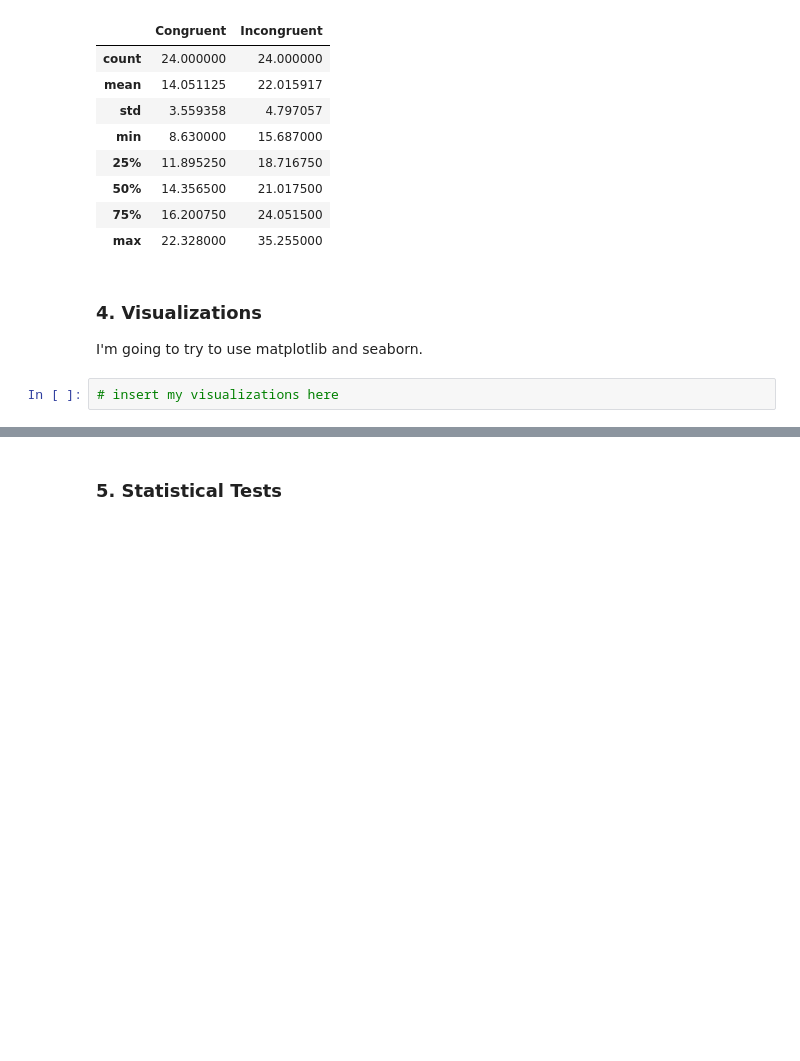
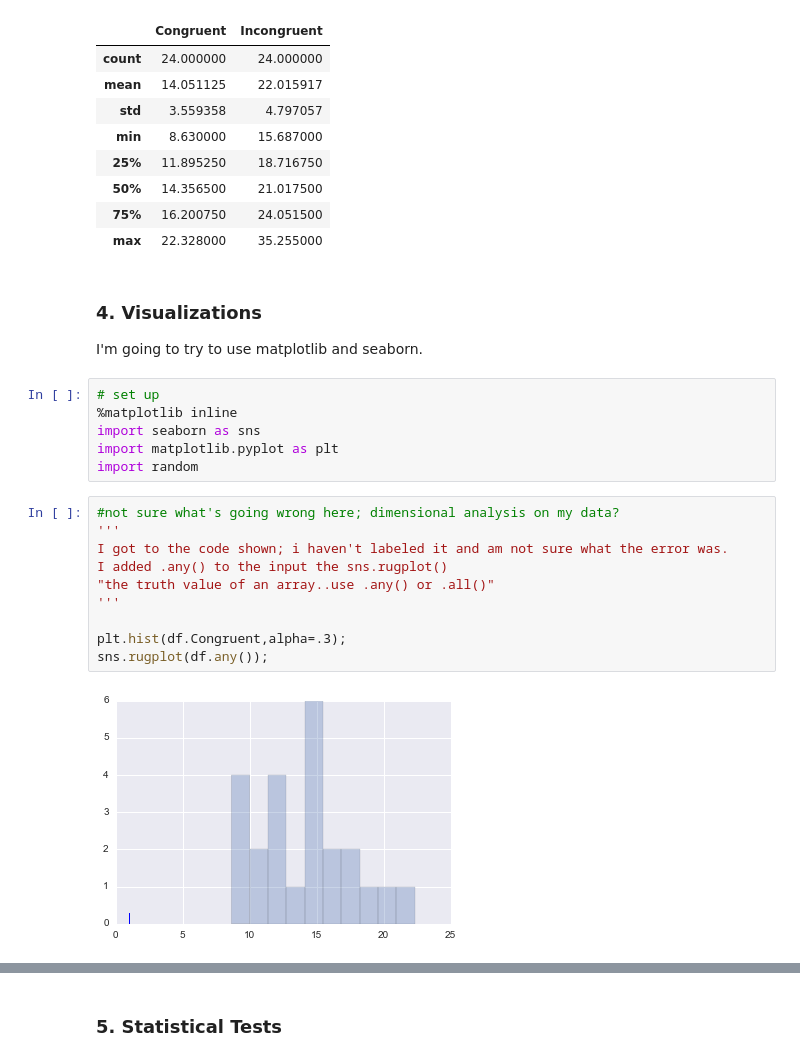
Before and after one commit to burriswj/dand_project1, a Jupyter notebook: DAND_Project1_Burris.ipynb, the cells around one changed output, grey strips where cells are left out. Drawn from its saved outputs; the diff is of its cells as text; blank space fills up the shorter version.

Commit message:
practice vis w seaborn

```diff
--- a/DAND_Project1_Burris.ipynb
+++ b/DAND_Project1_Burris.ipynb
@@ -39,5 +50,21 @@ df.describe()
 # %% [markdown]
 ### 4. Visualizations
 I'm going to try to use matplotlib and seaborn.
-# %%
-# insert my visualizations here
+# %%
+# set up
+%matplotlib inline
+import seaborn as sns
+import matplotlib.pyplot as plt
+import random
+# %%
+#not sure what's going wrong here; dimensional analysis on my data?
+'''
+I got to the code shown; i haven't labeled it and am not sure what the error was.
+I added .any() to the input the sns.rugplot()
+"the truth value of an array..use .any() or .all()"
+'''
+
+plt.hist(df.Congruent,alpha=.3);
+sns.rugplot(df.any());
+# %% [output]
+[figure, added]
```
Also changed, not shown: parts of 4 cells of this notebook, 1 other file.
